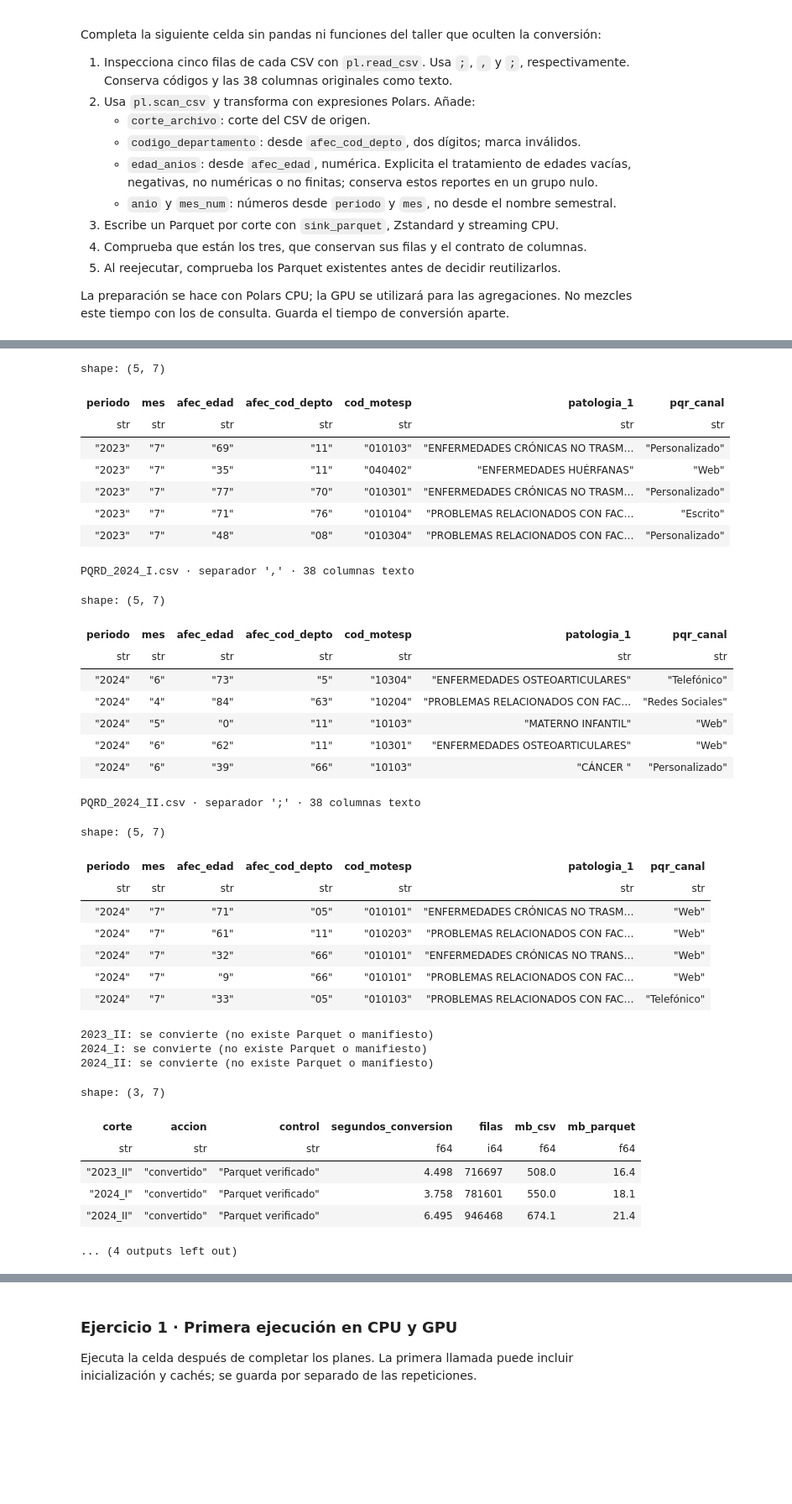
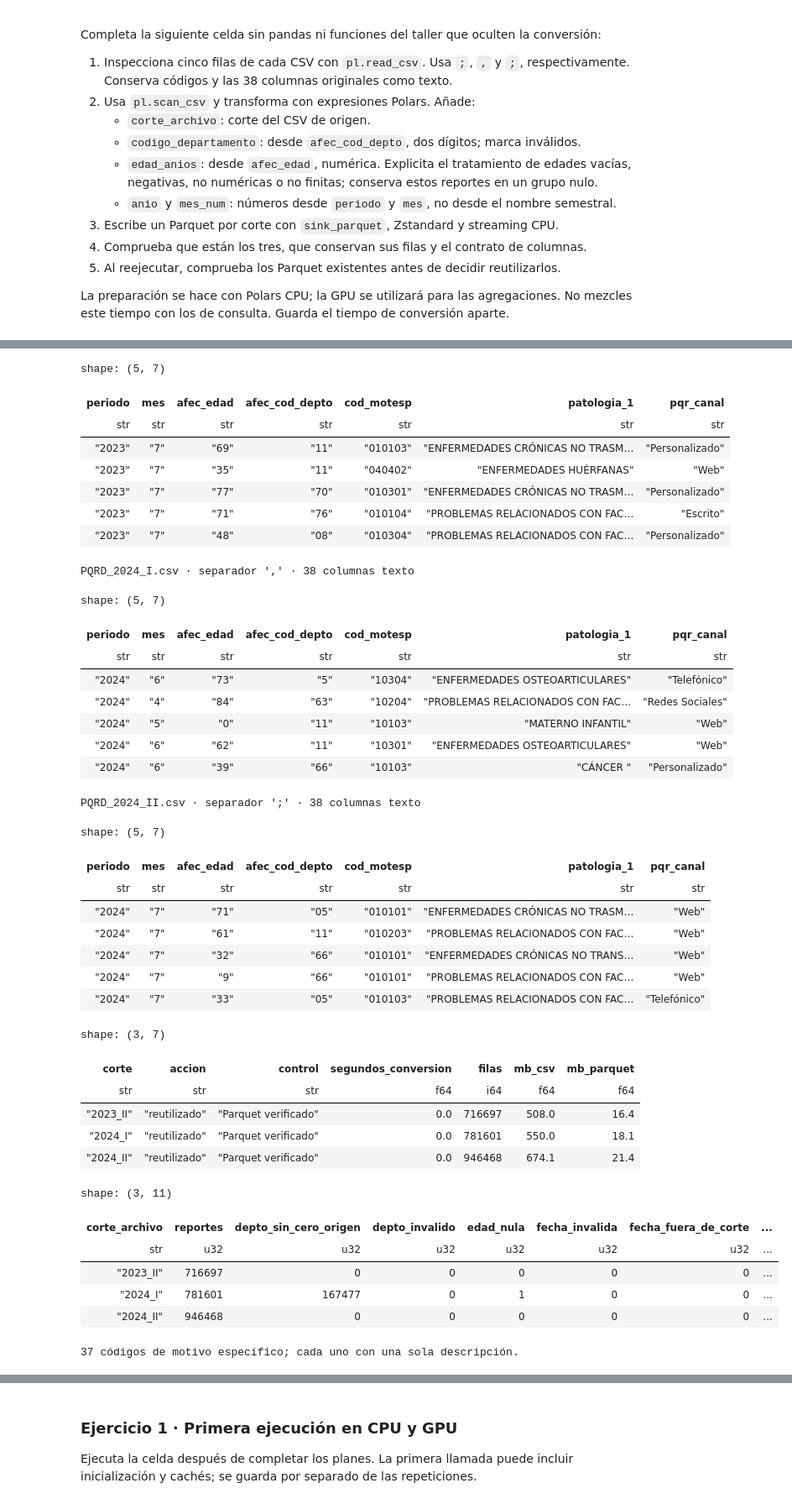
Before and after one commit to stefany16-web/big-data-postgraduate, a Jupyter notebook: soluciones/PD06_PQRS_agregaciones_CPU_GPU.ipynb, the cells around one changed output, grey strips where cells are left out. Shown at 84% size. Cells and saved outputs as stored; diff of their text form; code cells hidden in the pictures; blank space fills up the shorter version.

```diff
--- a/soluciones/PD06_PQRS_agregaciones_CPU_GPU.ipynb
+++ b/soluciones/PD06_PQRS_agregaciones_CPU_GPU.ipynb
@@ -40,7 +36,7 @@ No ejecutes esos comandos dentro del reloj del benchmark.
 from pathlib import Path
 from time import perf_counter
 from importlib import metadata
-import json, platform, sys
+import json, os, platform, subprocess, sys
 import polars as pl
 from polars.testing import assert_frame_equal
 from IPython.display import display
@@ -52,7 +48,10 @@ if REPOSITORIO is None:
 assert REPOSITORIO is not None, 'Indicar la ruta del repositorio'
 REPOSITORIO = Path(REPOSITORIO).expanduser().resolve()
 KIT = REPOSITORIO / 'kit'
-CSV_DIR = KIT / 'data/pqrs_completos'
+# Opcional: si los CSV verificados están fuera del repositorio, indicar su carpeta.
+# Ejemplo WSL: Path('/mnt/c/Users/carde/OneDrive/Documentos/CSV')
+CSV_DIR_ALTERNATIVO = None
+CSV_DIR = Path(CSV_DIR_ALTERNATIVO).expanduser().resolve() if CSV_DIR_ALTERNATIVO else KIT / 'data/pqrs_completos'
 OUT = KIT / 'salidas/soluciones/PD06'
 PARQUET_DIR = OUT / 'parquet'
 PARQUET_DIR.mkdir(parents=True, exist_ok=True)
@@ -95,8 +94,6 @@ Completa la siguiente celda sin pandas ni funciones del taller que oculten la co
 La preparación se hace con Polars CPU; la GPU se utilizará para las agregaciones.
 No mezcles este tiempo con los de consulta. Guarda el tiempo de conversión aparte.
 # %%
-# TODO: inspeccionar los tres CSV y desarrollar aquí su conversión con Polars.
-
 # 2.1 Reglas explícitas de lectura y normalización
 
 SEPARADORES = {'2023_II': ';', '2024_I': ',', '2024_II': ';'}
@@ -200,7 +197,7 @@ def plan_normalizado(periodo: str, csv: Path) -> pl.LazyFrame:
 
 
 # 2.4 Verificación de Parquet existentes antes de reutilizarlos
-═══════════════════════════════════
+
 def firma_csv(ruta: Path) -> dict:
     estado = ruta.stat()
     return {'archivo': ruta.name, 'bytes': estado.st_size, 'mtime_ns': estado.st_mtime_ns}
@@ -238,9 +235,9 @@ def escribir_parquet(plan: pl.LazyFrame, destino: Path) -> None:
         plan.sink_parquet(temporal, compression='zstd')
     temporal.replace(destino)  # renombrado atómico: nunca queda un Parquet a medias
 
-# ════════════════════════════════════════════════════════════════════════════
+
 # 2.5 Conversión (CPU) con tiempo propio, separado del benchmark
-# ════════════════════════════════════════════════════════════════════════════
+
 conversion = []
 for periodo, csv, parquet, filas in zip(PERIODOS, ARCHIVOS_CSV, ARCHIVOS_PARQUET, FILAS_ESPERADAS):
     reutilizable, motivo = revisar_parquet(periodo, csv, parquet, filas)
@@ -267,9 +264,9 @@ conversion = pl.DataFrame(conversion)
 conversion.write_csv(OUT / 'conversion_PD06.csv')
 display(conversion)
 
-# ════════════════════════════════════════════════════════════════════════════
+
 # 2.6 Calidad por corte y coherencia código ↔ descripción del motivo
-# ════════════════════════════════════════════════════════════════════════════
+
 calidad = (pl.scan_parquet(ARCHIVOS_PARQUET)
            .group_by('corte_archivo')
            .agg(pl.len().alias('reportes'),
@@ -295,47 +292,47 @@ mapa_motivos = (pl.scan_parquet(ARCHIVOS_PARQUET)
                 .collect())
 assert (mapa_motivos['descripciones'] == 1).all(), 'Un código de motivo con varias descripciones'
 print(f'{mapa_motivos.height} códigos de motivo específico; cada uno con una sola descripción.')
-
-
-raise NotImplementedError('Desarrollar lectura, normalización y conversión con Polars')
 # %% [output]
 PQRD_2023_II.csv · separador ';' · 38 columnas texto
 shape: (5, 7)
 | periodo | mes | afec_edad | afec_cod_depto | cod_motesp | patologia_1 | pqr_canal |
 | str | str | str | str | str | str | str |
 | "2023" | "7" | "69" | "11" | "010103" | "ENFERMEDADES CRÓNICAS NO TRASM… | "Personalizado" |
 | "2023" | "7" | "35" | "11" | "040402" | "ENFERMEDADES HUÉRFANAS" | "Web" |
 | "2023" | "7" | "77" | "70" | "010301" | "ENFERMEDADES CRÓNICAS NO TRASM… | "Personalizado" |
 | "2023" | "7" | "71" | "76" | "010104" | "PROBLEMAS RELACIONADOS CON FAC… | "Escrito" |
 | "2023" | "7" | "48" | "08" | "010304" | "PROBLEMAS RELACIONADOS CON FAC… | "Personalizado" |
 PQRD_2024_I.csv · separador ',' · 38 columnas texto
 shape: (5, 7)
 | periodo | mes | afec_edad | afec_cod_depto | cod_motesp | patologia_1 | pqr_canal |
 | str | str | str | str | str | str | str |
 | "2024" | "6" | "73" | "5" | "10304" | "ENFERMEDADES OSTEOARTICULARES" | "Telefónico" |
 | "2024" | "4" | "84" | "63" | "10204" | "PROBLEMAS RELACIONADOS CON FAC… | "Redes Sociales" |
 | "2024" | "5" | "0" | "11" | "10103" | "MATERNO INFANTIL" | "Web" |
 | "2024" | "6" | "62" | "11" | "10301" | "ENFERMEDADES OSTEOARTICULARES" | "Web" |
 | "2024" | "6" | "39" | "66" | "10103" | "CÁNCER " | "Personalizado" |
 PQRD_2024_II.csv · separador ';' · 38 columnas texto
 shape: (5, 7)
 | periodo | mes | afec_edad | afec_cod_depto | cod_motesp | patologia_1 | pqr_canal |
 | str | str | str | str | str | str | str |
 | "2024" | "7" | "71" | "05" | "010101" | "ENFERMEDADES CRÓNICAS NO TRASM… | "Web" |
 | "2024" | "7" | "61" | "11" | "010203" | "PROBLEMAS RELACIONADOS CON FAC… | "Web" |
 | "2024" | "7" | "32" | "66" | "010101" | "ENFERMEDADES CRÓNICAS NO TRANS… | "Web" |
 | "2024" | "7" | "9" | "66" | "010101" | "PROBLEMAS RELACIONADOS CON FAC… | "Web" |
 | "2024" | "7" | "33" | "05" | "010103" | "PROBLEMAS RELACIONADOS CON FAC… | "Telefónico" |
-2023_II: se convierte (no existe Parquet o manifiesto)
-2024_I: se convierte (no existe Parquet o manifiesto)
-2024_II: se convierte (no existe Parquet o manifiesto)
+shape: (3, 7)
+| corte | accion | control | segundos_conversion | filas | mb_csv | mb_parquet |
+| str | str | str | f64 | i64 | f64 | f64 |
+| "2023_II" | "reutilizado" | "Parquet verificado" | 0.0 | 716697 | 508.0 | 16.4 |
+| "2024_I" | "reutilizado" | "Parquet verificado" | 0.0 | 781601 | 550.0 | 18.1 |
+| "2024_II" | "reutilizado" | "Parquet verificado" | 0.0 | 946468 | 674.1 | 21.4 |
-shape: (3, 7)
+shape: (3, 11)
-| corte | accion | control | segundos_conversion | filas | mb_csv | mb_parquet |
-| str | str | str | f64 | i64 | f64 | f64 |
-| "2023_II" | "convertido" | "Parquet verificado" | 4.498 | 716697 | 508.0 | 16.4 |
-| "2024_I" | "convertido" | "Parquet verificado" | 3.758 | 781601 | 550.0 | 18.1 |
-| "2024_II" | "convertido" | "Parquet verificado" | 6.495 | 946468 | 674.1 | 21.4 |
+| corte_archivo | reportes | depto_sin_cero_origen | depto_invalido | edad_nula | fecha_invalida | fecha_fuera_de_corte | ... |
+| str | u32 | u32 | u32 | u32 | u32 | u32 | ... |
+| "2023_II" | 716697 | 0 | 0 | 0 | 0 | 0 | ... |
+| "2024_I" | 781601 | 167477 | 0 | 1 | 0 | 0 | ... |
+| "2024_II" | 946468 | 0 | 0 | 0 | 0 | 0 | ... |
-... (4 outputs left out)
+37 códigos de motivo específico; cada uno con una sola descripción.
 # %%
 # Control de preparación; ejecutar después de completar la celda anterior.
 assert all(p.is_file() for p in ARCHIVOS_PARQUET), 'Faltan periodos convertidos'
```
Also changed, not shown: parts of 21 cells of this notebook, 1 other file.
